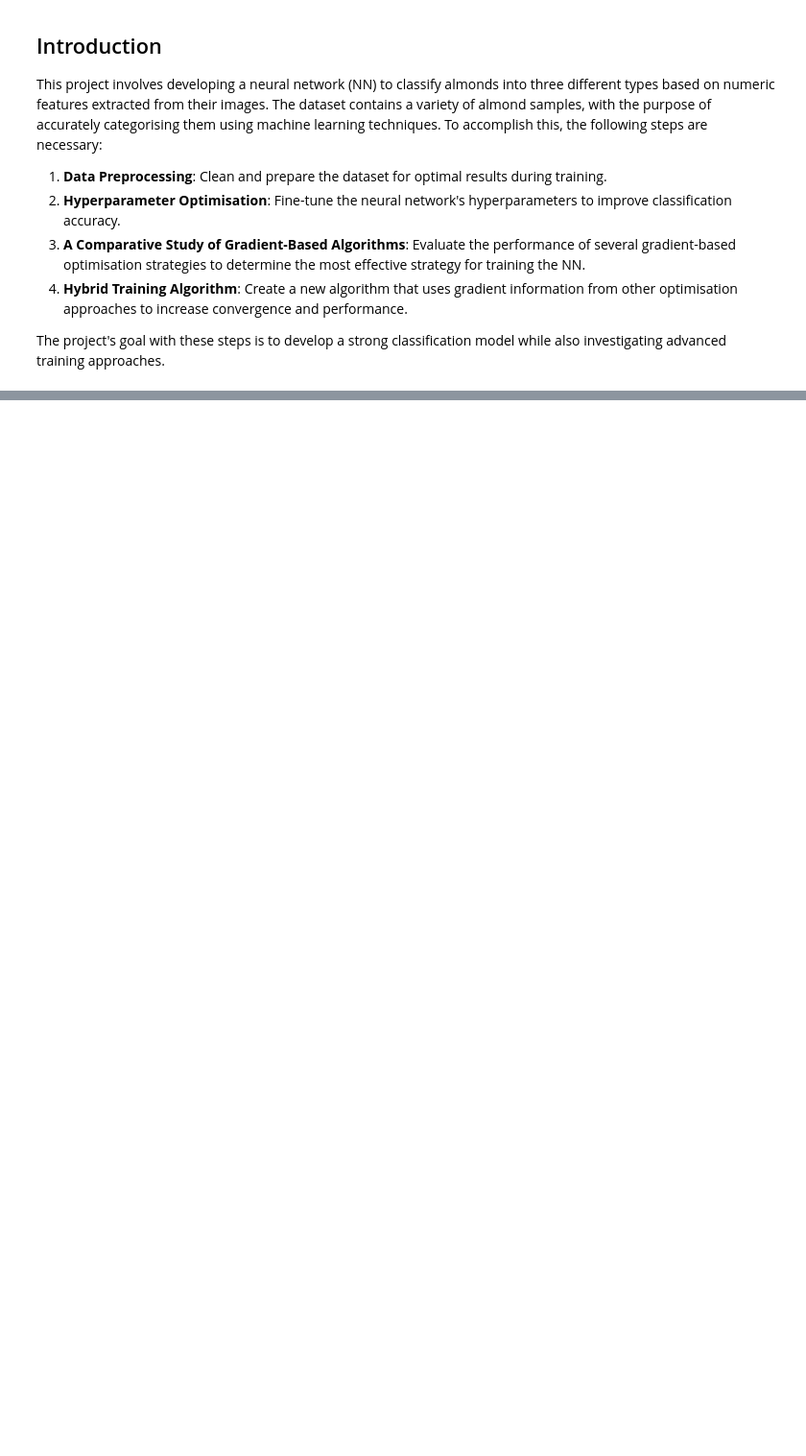
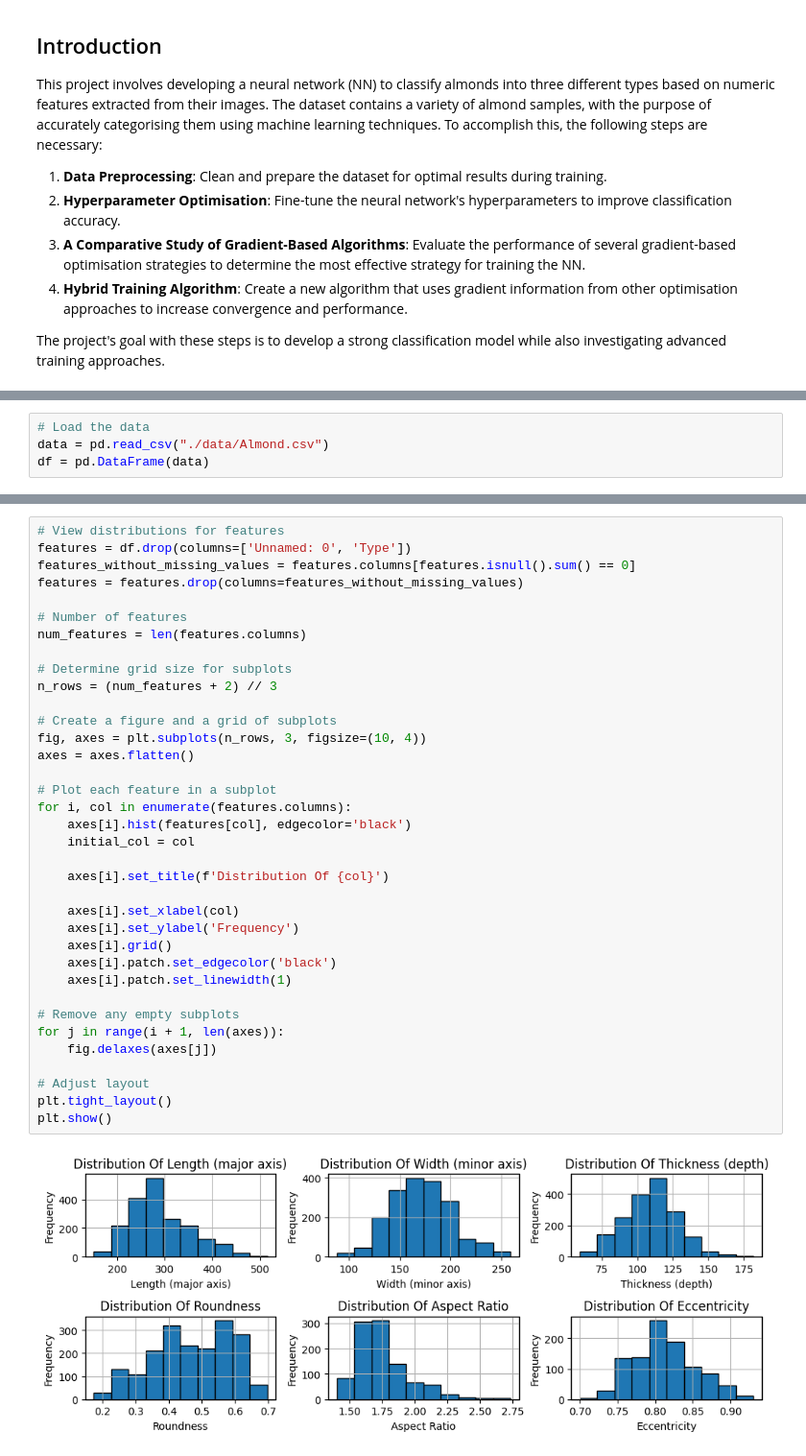
Before and after one commit to 08Arno30/COS711-A2, a Jupyter notebook: src/u21457451_COS711_A2.ipynb, the cells around one changed output, grey strips where cells are left out. Shown: that part at 96% size. Drawn from its saved outputs; the diff is of its cells as text; blank space fills up the shorter version.

Commit message:
Added data preprocessing

```diff
--- a/src/u21457451_COS711_A2.ipynb
+++ b/src/u21457451_COS711_A2.ipynb
@@ -15,0 +53,4 @@ The project's goal with these steps is to develop a strong classification model
+# %%
+# Load the data
+data = pd.read_csv("./data/Almond.csv")
+df = pd.DataFrame(data)
@@ -15,0 +102,38 @@ The project's goal with these steps is to develop a strong classification model
+# %%
+# View distributions for features
+features = df.drop(columns=['Unnamed: 0', 'Type'])
+features_without_missing_values = features.columns[features.isnull().sum() == 0]
+features = features.drop(columns=features_without_missing_values)
+
+# Number of features
+num_features = len(features.columns)
+
+# Determine grid size for subplots
+n_rows = (num_features + 2) // 3
+
+# Create a figure and a grid of subplots
+fig, axes = plt.subplots(n_rows, 3, figsize=(10, 4))
+axes = axes.flatten()
+
+# Plot each feature in a subplot
+for i, col in enumerate(features.columns):
+    axes[i].hist(features[col], edgecolor='black')
+    initial_col = col
+
+    axes[i].set_title(f'Distribution Of {col}')
+
+    axes[i].set_xlabel(col)
+    axes[i].set_ylabel('Frequency')
+    axes[i].grid()
+    axes[i].patch.set_edgecolor('black')
+    axes[i].patch.set_linewidth(1)
+
+# Remove any empty subplots
+for j in range(i + 1, len(axes)):
+    fig.delaxes(axes[j])
+
+# Adjust layout
+plt.tight_layout()
+plt.show()
+# %% [output]
+[figure, added]
```
Also changed, not shown: parts of 29 cells of this notebook.
